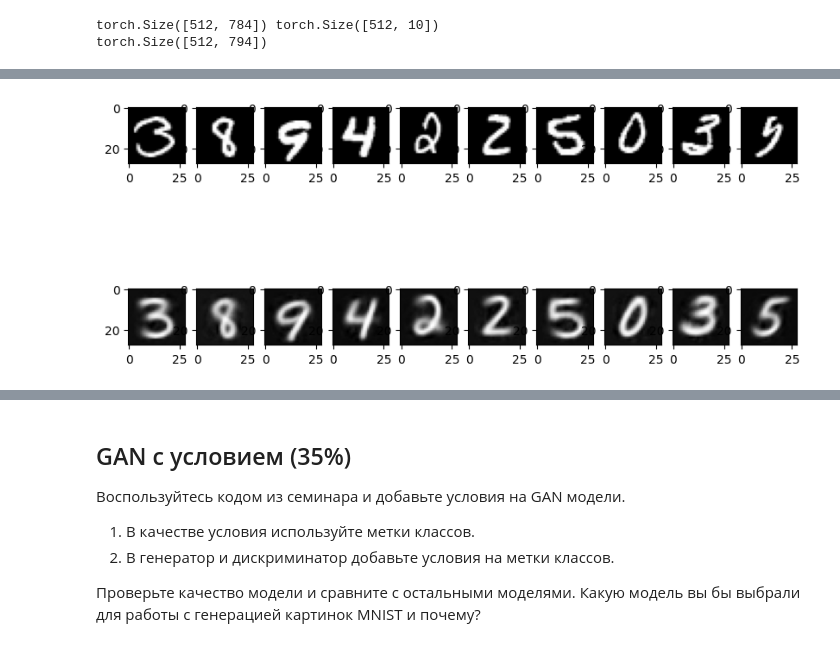
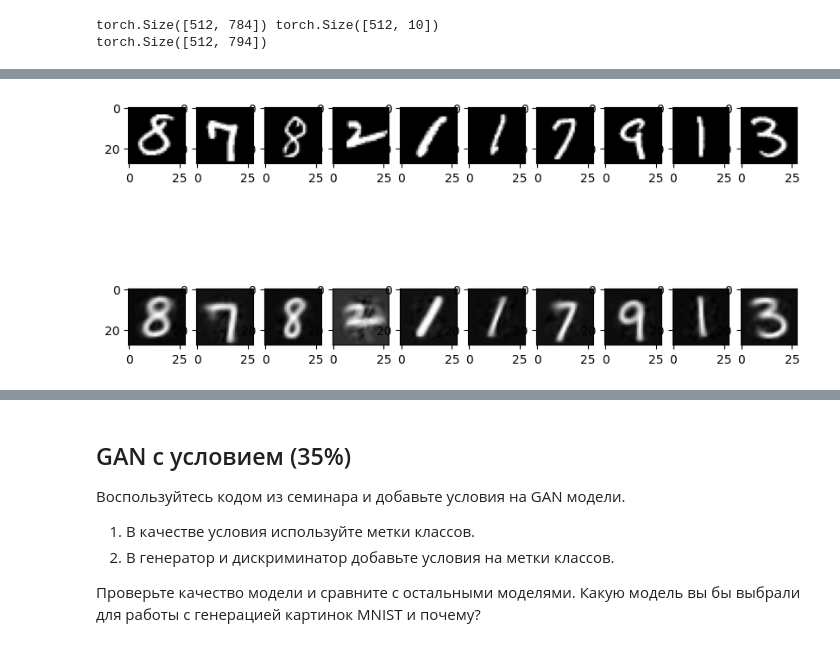
Before and after one commit to Ansi4Ansi/kaggle_repo, a Jupyter notebook: hw08/ML_B2C_2024_Q2_|_HW08_ML_generative_ai_gan.ipynb, the cells around one changed output, grey strips where cells are left out. Saved outputs shown, nothing was run; the diff lists cells and outputs as text; code cells hidden in the pictures.

```diff
--- a/hw08/ML_B2C_2024_Q2_|_HW08_ML_generative_ai_gan.ipynb
+++ b/hw08/ML_B2C_2024_Q2_|_HW08_ML_generative_ai_gan.ipynb
@@ -304,7 +313,7 @@ optimizer = torch.optim.Adam(model.parameters(), lr=1e-3)
 trainloader, valloader, testloader = get_dataloaders(batch_size=512, num_workers=8)
 device = torch.device("cuda" if torch.cuda.is_available() else "cpu")
 
-for epoch in range(50):
+for epoch in range(100):
     model.train()
     model.to(device)
     running_loss = 0.0
@@ -341,19 +350,19 @@ Epoch 50, Loss: 14736.43724027593
 # %%
 import matplotlib.pyplot as plt
-
 with torch.no_grad():
     images, labels = next(iter(trainloader))
+    model.to('cpu')
     outputs = model(images, labels)
 
     plt.figure(figsize=(10, 5))
     for i in range(10):
         plt.subplot(2, 10, i + 1)
         plt.imshow(images[i].reshape(28, 28).detach().cpu(), cmap='gray')
         plt.subplot(2, 10, i + 11)
         plt.imshow(outputs[0][i].reshape(28, 28).detach().cpu(), cmap='gray')
     plt.show()
 # %% [output]
-[figure, old version]
+[figure, new version]
 # %%
 def plot_reconstructed(model, r0=(-3, 3), r1=(-3, 3),
                              n=8, number=2):
```
Also changed, not shown: parts of 9 cells of this notebook.
